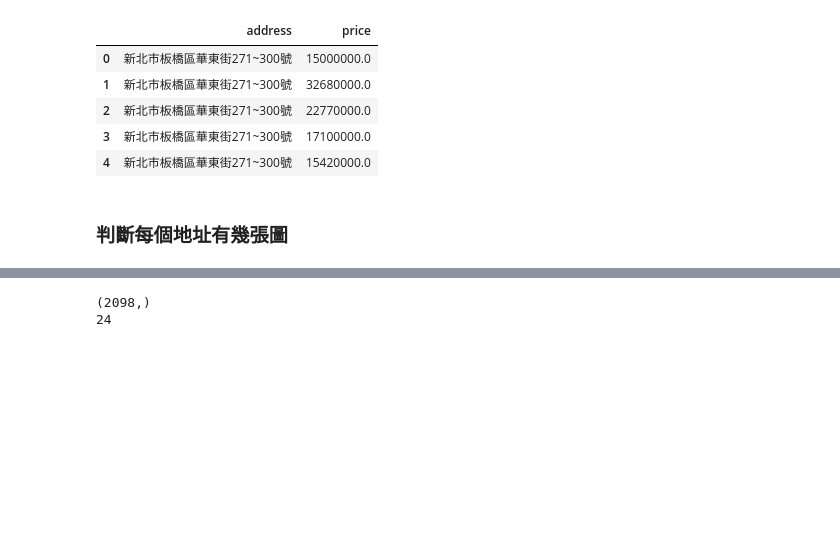
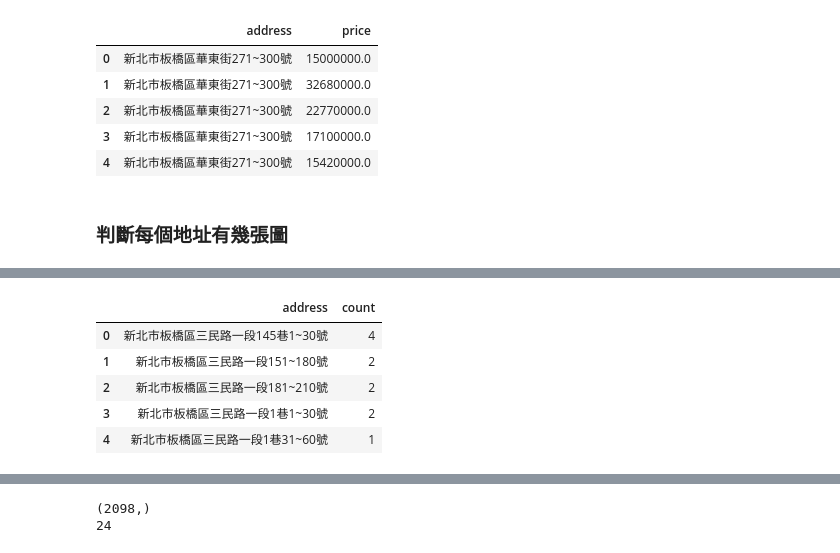
Before and after one commit to johnny12150/19-lab-summer-training, a Jupyter notebook: 0808/multimodal.ipynb, the cells around one changed output, grey strips where cells are left out. Drawn from its saved outputs; the diff is of its cells as text; code cells hidden in the pictures; blank space fills up the shorter version.

```diff
--- a/0808/multimodal.ipynb
+++ b/0808/multimodal.ipynb
@@ -171,0 +227,8 @@ Wall time: 30 s
+# %%
+# 紀錄一個地址被交易幾次
+address_count = test['address'].value_counts().to_frame().rename(columns={"address": "count"}).rename_axis('address').reset_index()
+# 根據單一地址被交易次數與照片數，建立 train_pic list
+for i, data in test.iterrows():
+    train_pic.extend(data['imgs'].split(','))
+    # 根據 testDF同地址的不同價格數目與 unique地址的圖片產生label
+    label.extend([data['price']]*len(data['imgs'].split(',')))
@@ -171,0 +243,9 @@ Wall time: 30 s
+# %%
+address_count.head()
+# %% [output]
+|  | address | count |
+| 0 | 新北市板橋區三民路一段145巷1~30號 | 4 |
+| 1 | 新北市板橋區三民路一段151~180號 | 2 |
+| 2 | 新北市板橋區三民路一段181~210號 | 2 |
+| 3 | 新北市板橋區三民路一段1巷1~30號 | 2 |
+| 4 | 新北市板橋區三民路一段1巷31~60號 | 1 |
```
Also changed, not shown: parts of 15 cells of this notebook.
